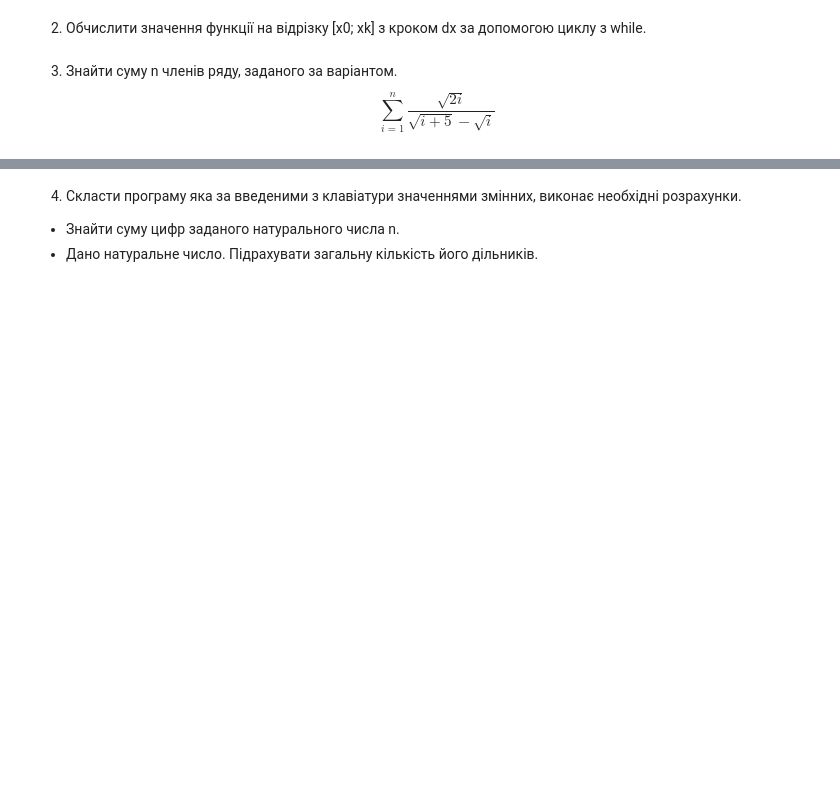
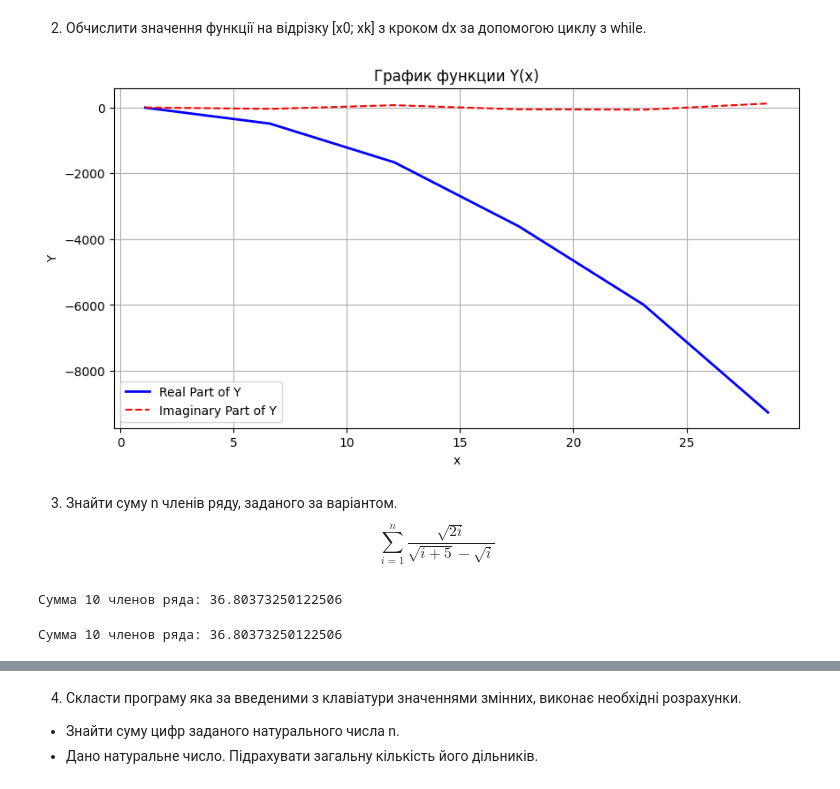
Before and after one commit to donkihott/Learning-Python-Rep, a Jupyter notebook: Practic_Algorithm.ipynb, the cells around one changed output, grey strips where cells are left out. Saved outputs shown, nothing was run; the diff lists cells and outputs as text; code cells hidden in the pictures; blank space fills up the shorter version.

```diff
--- a/Practic_Algorithm.ipynb
+++ b/Practic_Algorithm.ipynb
@@ -25,6 +25,70 @@ when x > 0, Y =  (-362.0418485868843-32.0919223453323j)
 # %% [markdown]
 2.  Обчислити значення функції на відрізку [x0; xk] з кроком dx
 за допомогою циклу з while.
+# %%
+import matplotlib.pyplot as plt
+
+b = -0.9
+
+def function(current_x):
+    a = 3.5 * b * current_x
+    if current_x <= 0:
+        res_y = 2 * (current_x**2) + a
+    else:
+        c = (1.35 * current_x) + (complex(b) ** (current_x ** 0.5))
+        res_y = (current_x + 3 * a) * c
+    return res_y
+
+x0 = float(input("Введите начало x0: "))
+xk = float(input("Введите конец xk: "))
+dx = float(input("Введите шаг dx: "))
+
+# Списки для хранения координат
+x_pts = []
+y_pts = []
+
+x = x0
+while x <= xk + 1e-9:
+    y = function(x)
+    x_pts.append(x)
+    y_pts.append(y)
+    x += dx
+
+# --- Блок графики ---
+plt.figure(figsize=(10, 5))
+
+# Строим график действительной части (Real part)
+plt.plot(x_pts, [val.real for val in y_pts], label="Real Part of Y", color='blue', linewidth=2)
+
+# Строим график мнимой части (Imaginary part), если она важна
+plt.plot(x_pts, [val.imag for val in y_pts], label="Imaginary Part of Y", color='red', linestyle='--')
+
+plt.title("График функции Y(x)")
+plt.xlabel("x")
+plt.ylabel("Y")
+plt.grid(True)
+plt.legend()
+plt.show()
+# %% [output]
+[figure, added]
 # %% [markdown]
 3.   Знайти  суму  n  членів  ряду,  заданого  за  варіантом.
 $$\sum_{i=1}^{n} \frac{\sqrt{2i}}{\sqrt{i+5}-\sqrt{i}}$$
+# %%
+i = 1
+n = int(input("Inpunt number of n:"))
+total_sum = 0
+while i <= n:
+    total_sum += (2 * i)**0.5 / ((i+5)**0.5 - i**0.5)
+    i += 1
+print(f"Сумма {n} членов ряда: {total_sum}")
+# %% [output]
+Сумма 10 членов ряда: 36.80373250122506
+# %%
+i = 1
+n = int(input("Inpunt number of n:"))
+total_sum = 0
+total_sum = sum((2*i)**0.5 / ((i+5)**0.5 - i**0.5) for i in range(1, n + 1))
+print(f"Сумма {n} членов ряда: {total_sum}")
+# %% [output]
+Сумма 10 членов ряда: 36.80373250122506
```
Also changed, not shown: parts of 2 cells of this notebook.
